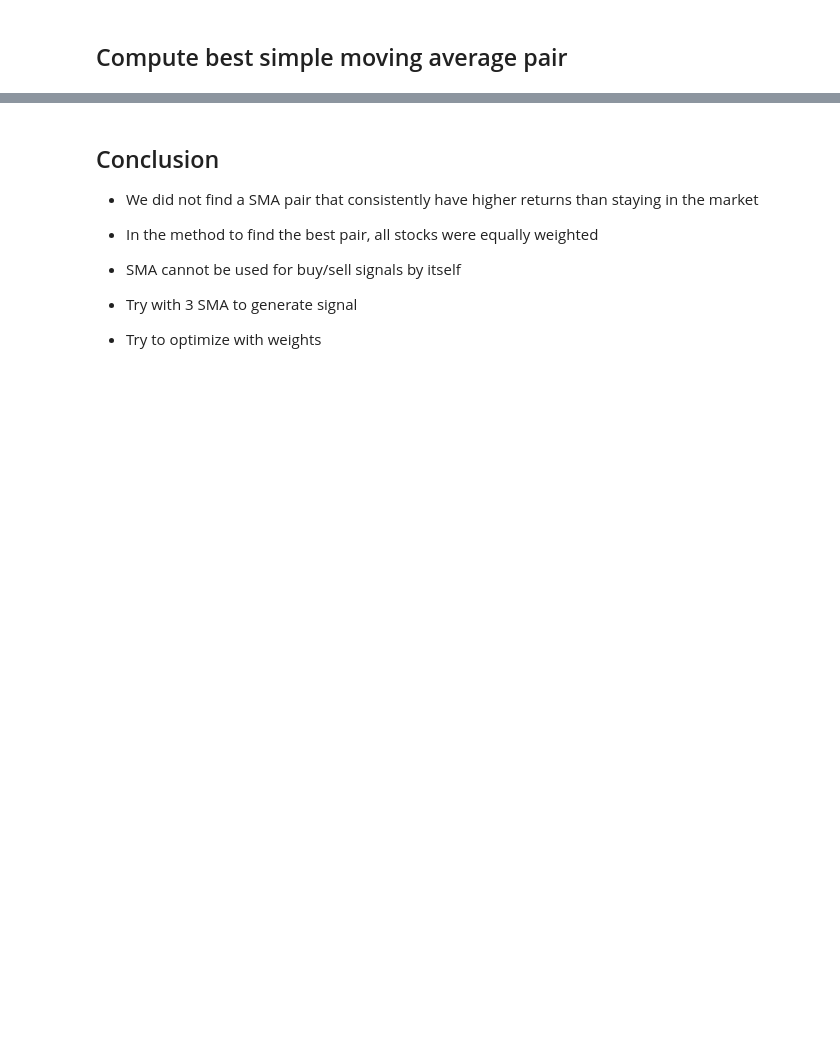
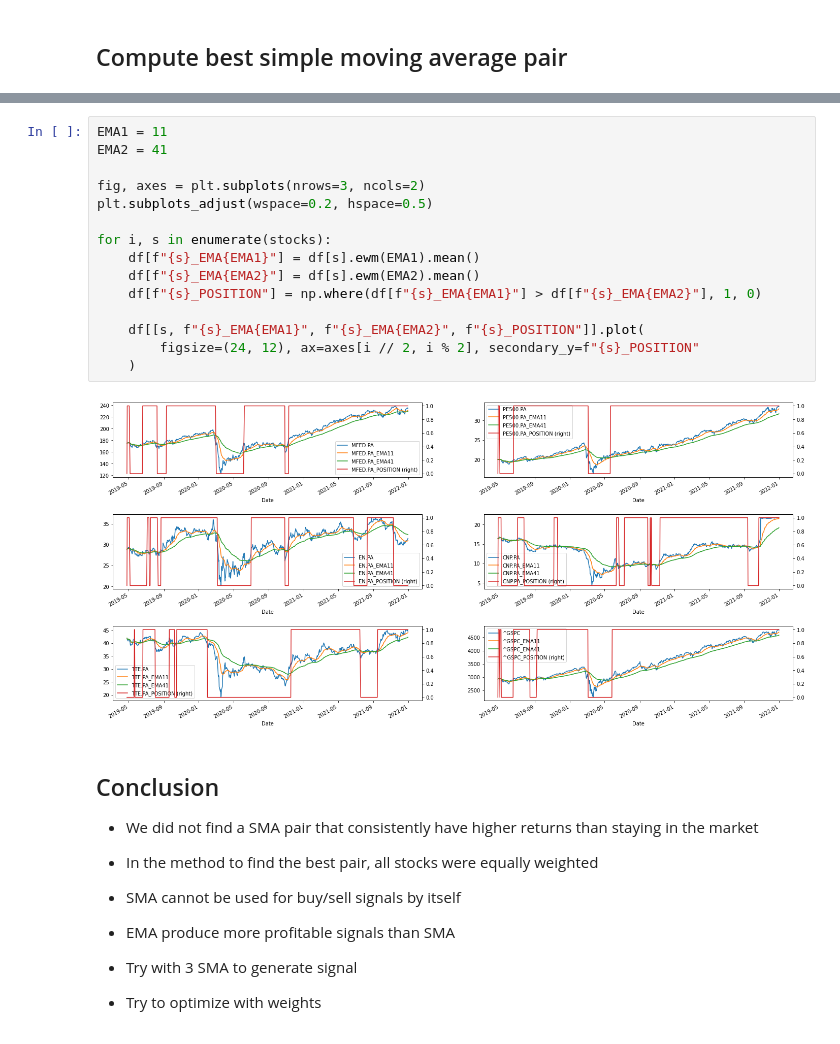
Before and after one commit to IamTossan/finance-research, a Jupyter notebook: src/moving_averages.ipynb, the cells around one changed output, grey strips where cells are left out. Drawn from its saved outputs; the diff is of its cells as text; blank space fills up the shorter version.

```diff
--- a/src/moving_averages.ipynb
+++ b/src/moving_averages.ipynb
@@ -148,9 +212,27 @@ results.sort_values("out", ascending=False).head(7)
+# %%
+EMA1 = 11
+EMA2 = 41
+
+fig, axes = plt.subplots(nrows=3, ncols=2)
+plt.subplots_adjust(wspace=0.2, hspace=0.5)
+
+for i, s in enumerate(stocks):
+    df[f"{s}_EMA{EMA1}"] = df[s].ewm(EMA1).mean()
+    df[f"{s}_EMA{EMA2}"] = df[s].ewm(EMA2).mean()
+    df[f"{s}_POSITION"] = np.where(df[f"{s}_EMA{EMA1}"] > df[f"{s}_EMA{EMA2}"], 1, 0)
+
+    df[[s, f"{s}_EMA{EMA1}", f"{s}_EMA{EMA2}", f"{s}_POSITION"]].plot(
+        figsize=(24, 12), ax=axes[i // 2, i % 2], secondary_y=f"{s}_POSITION"
+    )
+# %% [output]
+[figure, added]
 # %% [markdown]
 ## Conclusion
 
 - We did not find a SMA pair that consistently have higher returns than staying in the market
 - In the method to find the best pair, all stocks were equally weighted
 - SMA cannot be used for buy/sell signals by itself
+- EMA produce more profitable signals than SMA
 
 - Try with 3 SMA to generate signal
 - Try to optimize with weights
```
Also changed, not shown: parts of 5 cells of this notebook.
